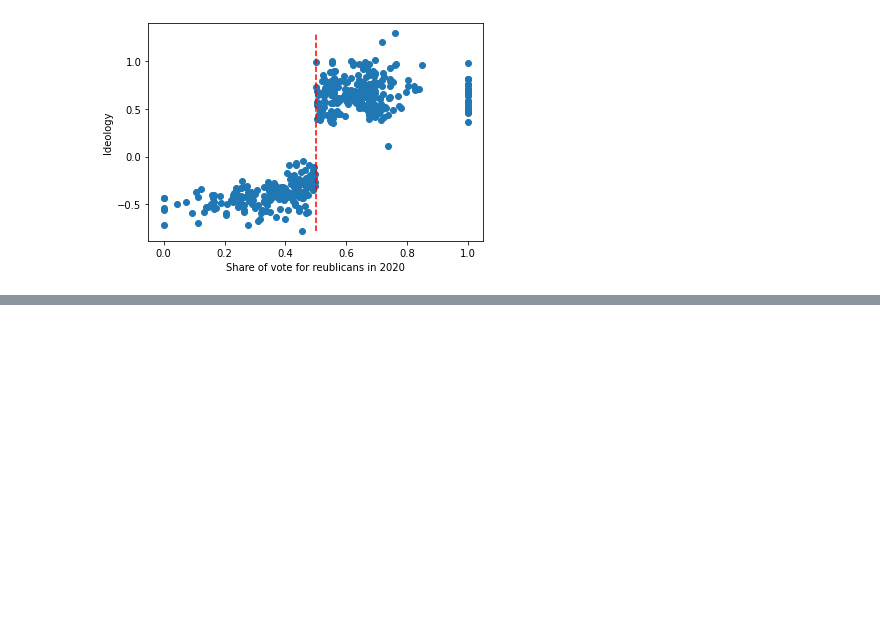
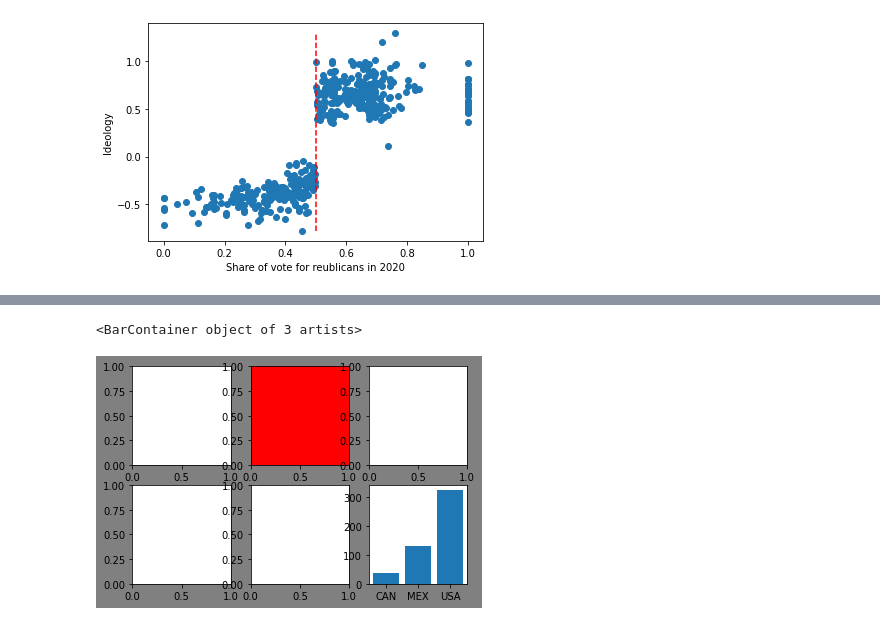
Before and after one commit to gon-olmedo/data-science-cookbook, a Jupyter notebook: Matplotlib/Matplotlib_basics.ipynb, the cells around one changed output, grey strips where cells are left out. Saved outputs shown, nothing was run; the diff lists cells and outputs as text; code cells hidden in the pictures; blank space fills up the shorter version.

```diff
--- a/Matplotlib/Matplotlib_basics.ipynb
+++ b/Matplotlib/Matplotlib_basics.ipynb
@@ -206,0 +217,16 @@ plt.vlines(x=0.5,
+# %%
+# create a figure with 6 axes disposed in a matrix of 2 rows and 3 columns
+fig, axes = plt.subplots(2, 3)
+fig.set_facecolor('grey')
+
+# you can refer to each axe as an index coordinate
+# remeber indexes in python start at 0, not at 1
+axes[0][1].set_facecolor('red')
+
+countries = ['CAN', 'MEX', 'USA']
+populations = [36.7, 129.2, 325.7]
+
+axes[1][2].bar(countries, populations)
+# %% [output]
+<BarContainer object of 3 artists>
+[figure, added]
```
Also changed, not shown: parts of 2 cells of this notebook.
